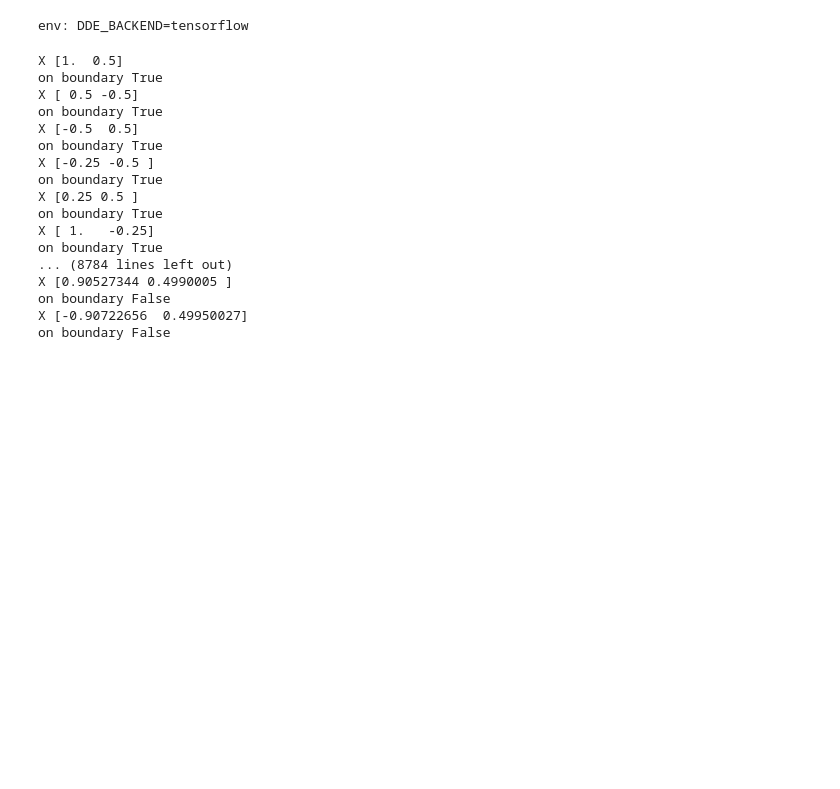
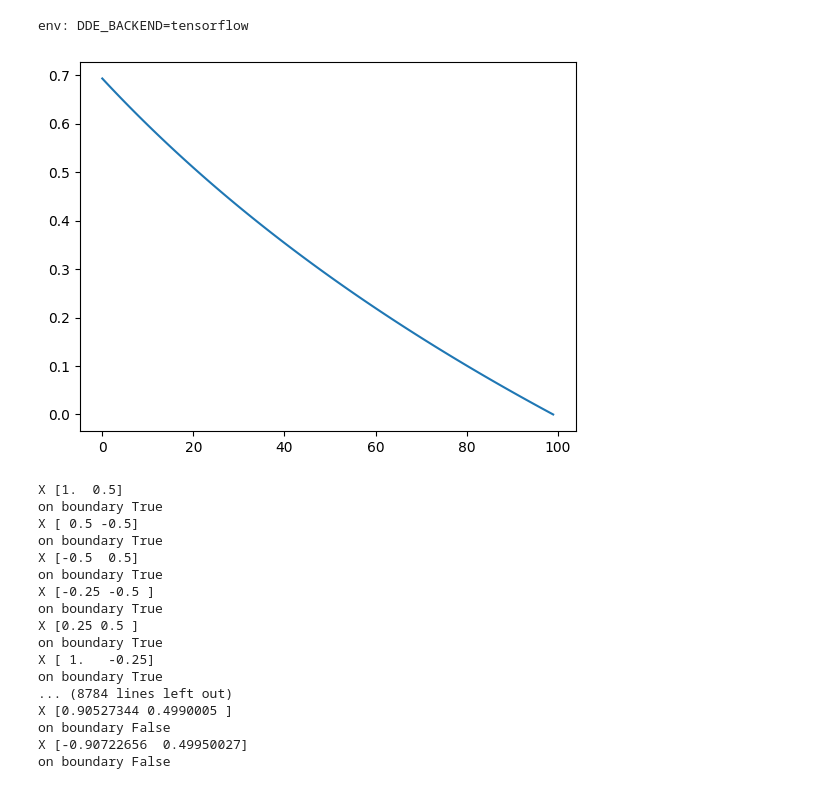
Before and after one commit to pabloharbar/deepxde-custom, a Jupyter notebook: notebooks/testes/blastoise_newton_tensores.ipynb, the cells around one changed output. Saved outputs shown, nothing was run; the diff lists cells and outputs as text; code cells hidden in the pictures; blank space fills up the shorter version.

```diff
--- a/notebooks/testes/blastoise_newton_tensores.ipynb
+++ b/notebooks/testes/blastoise_newton_tensores.ipynb
@@ -38,6 +38,23 @@ bc_inlet_v = dde.DirichletBC(geom, lambda X:0., boundary_inlet, component =1)
 
 bc_outlet_p = dde.DirichletBC(geom, lambda X:0., boundary_outlet, component =2)
 bc_outlet_v = dde.DirichletBC(geom, lambda X:0., boundary_outlet, component =1)
+# %%
+import numpy as np
+import matplotlib.pyplot as plt
+
+dp_dx = -10
+
+k = 0.5
+R = 1
+a = R
+b = k * R
+r = np.linspace(b, a, 100)
+u_analytic = (1 / (4 * mu)) * (- dp_dx)  * (a ** 2 - r ** 2 + ((a ** 2 - b ** 2) / np.log([a / b])[0] * np.log(a / r)))
+
+plt.plot(np.log(a / r))
+plt.show()
+# %% [output]
+[figure, added]
 # %%
 def pde(X, Y):
     du_x = dde.grad.jacobian(Y, X, i=0, j=0)
```
Also changed, not shown: 3 other files.
